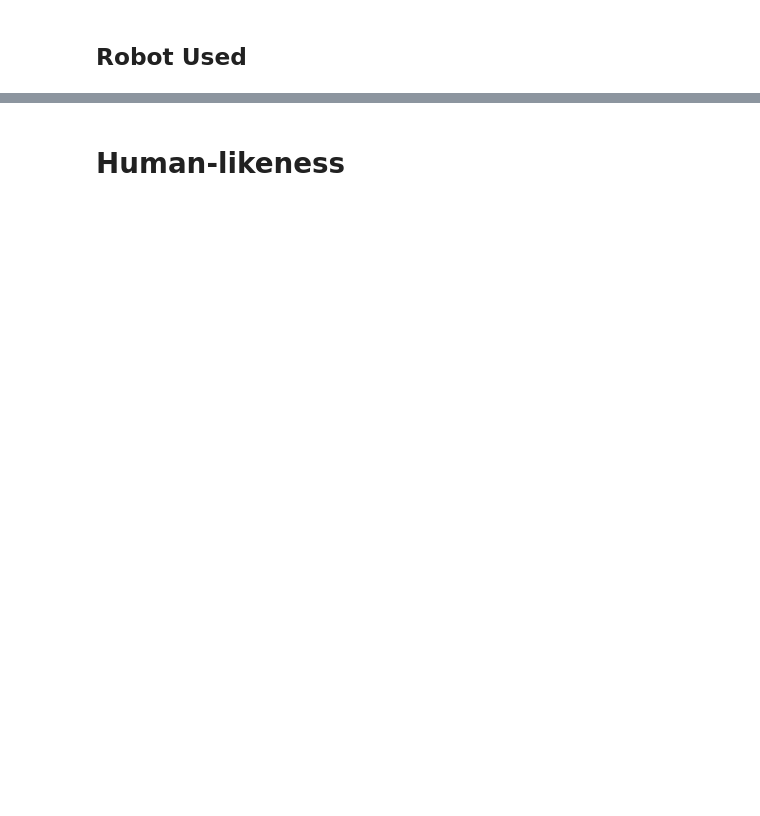
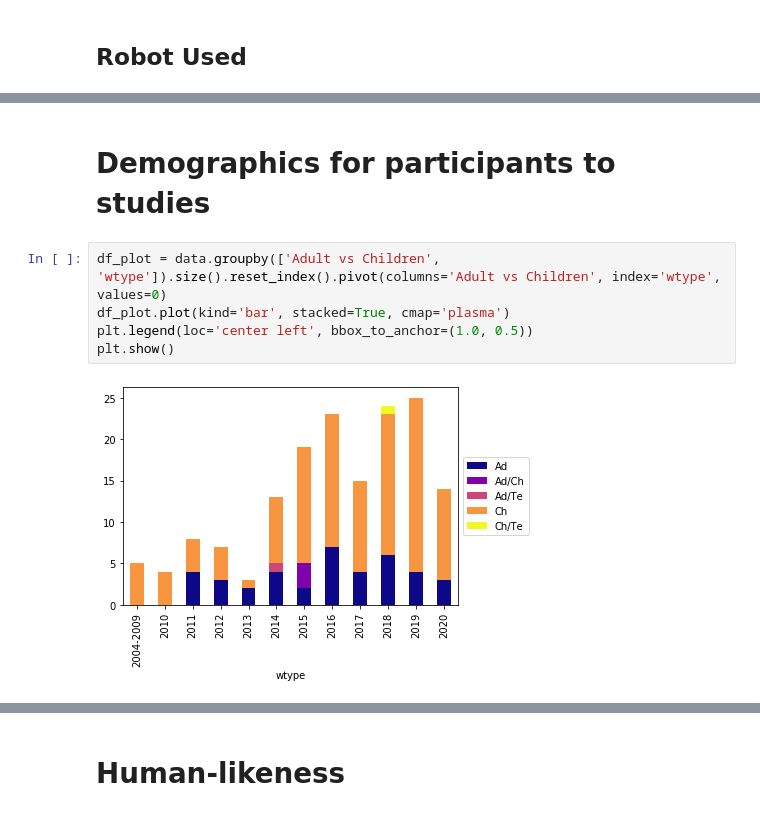
Before and after one commit to WafaJohal/SocialRobotUpdate, a Jupyter notebook: Main.ipynb, the cells around one changed output, grey strips where cells are left out. Drawn from its saved outputs; the diff is of its cells as text; blank space fills up the shorter version.

```diff
--- a/Main.ipynb
+++ b/Main.ipynb
@@ -192,0 +62,9 @@ df_plot[['-', 'tangible(s)', 'tangible(s)+screen', 'tangible(s)+tablet', 'PC', '
+# %% [markdown]
+# Demographics for participants to studies
+# %%
+df_plot = data.groupby(['Adult vs Children', 'wtype']).size().reset_index().pivot(columns='Adult vs Children', index='wtype', values=0)
+df_plot.plot(kind='bar', stacked=True, cmap='plasma')
+plt.legend(loc='center left', bbox_to_anchor=(1.0, 0.5))
+plt.show()
+# %% [output]
+[figure, added]
```
Also changed, not shown: parts of 48 cells of this notebook, 3 other files.
